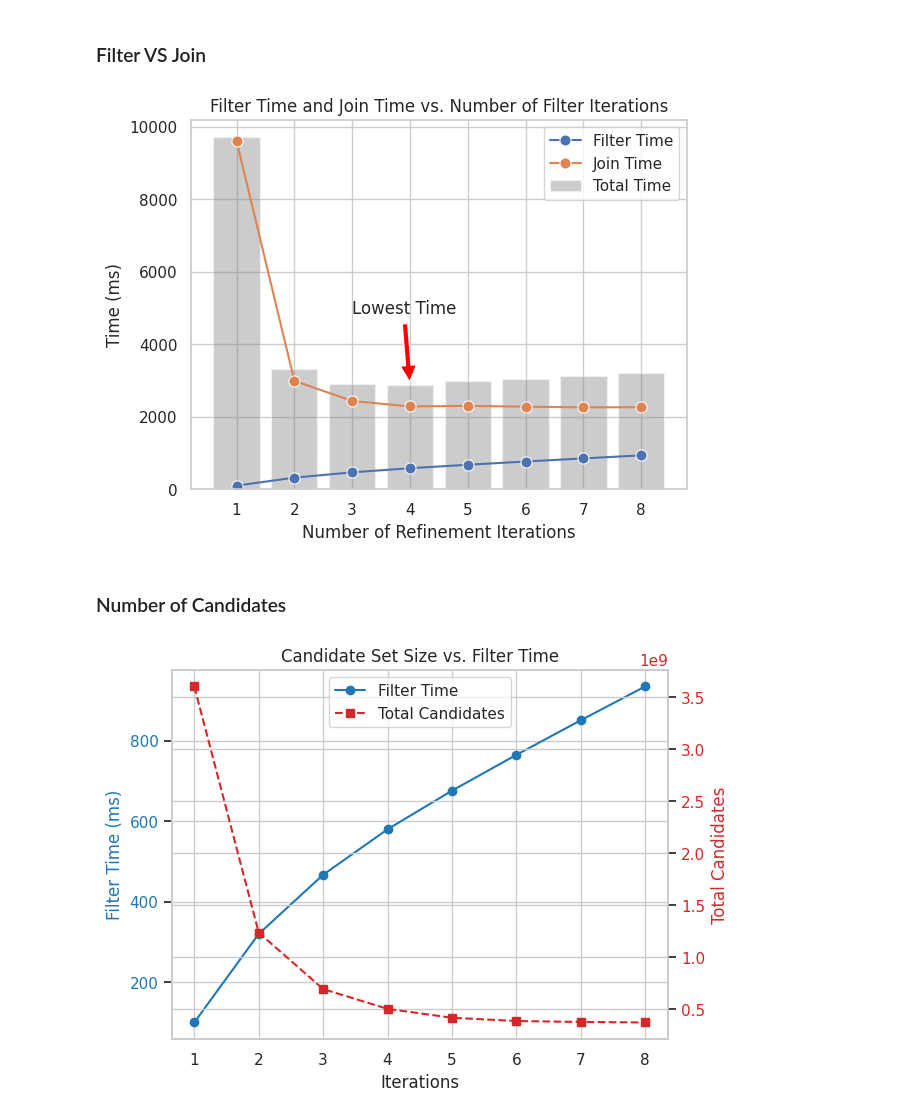
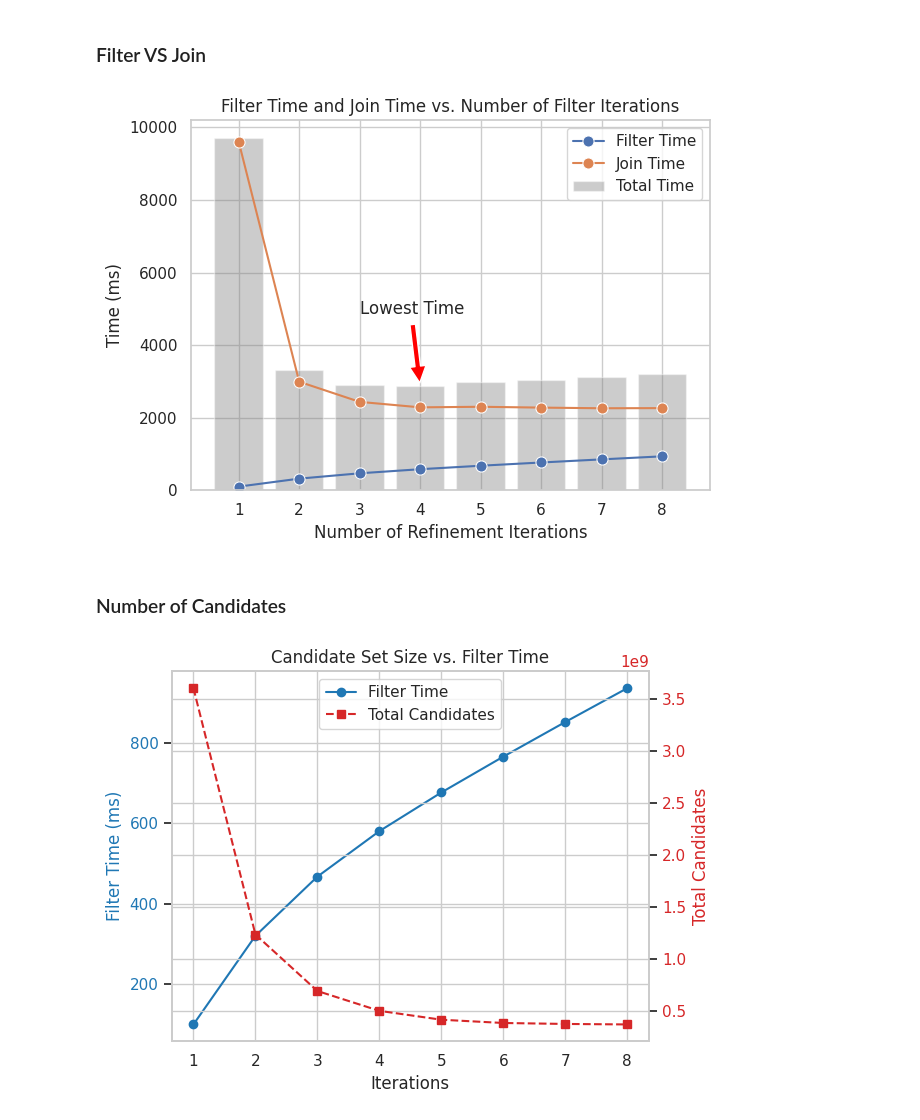
Before and after one commit to antonio-decaro/SIGMo, a Jupyter notebook: 4_produce_plot.ipynb, the cells around one changed output. Saved outputs shown, nothing was run; the diff lists cells and outputs as text; code cells hidden in the pictures.

Commit message:
Add tight_layout to print the plots

```diff
--- a/4_produce_plot.ipynb
+++ b/4_produce_plot.ipynb
@@ -201,34 +201,35 @@ data = pd.DataFrame({
 data['Total Time'] = data['Filter Time'] + data['Join Time']
 
 # Melt the DataFrame to long format
 data_melted = data.melt(id_vars='Iterations', value_vars=['Filter Time', 'Join Time'], var_name='Type', value_name='Time')
 
 # Create the line plot
 sns.lineplot(data=data_melted, x='Iterations', y='Time', hue='Type', marker='o', markersize=8)
 
 # Add the total time bars
 plt.bar(data['Iterations'], data['Total Time'], color='gray', alpha=0.4, label='Total Time')
 
 # Add labels and title
 plt.xlabel('Number of Refinement Iterations')
 plt.ylabel('Time (ms)')
 plt.title('Filter Time and Join Time vs. Number of Filter Iterations')
 
 # get the lowest bar and add a label to mark that is the lowest, add also an arrow
 lowest_bar = min(data['Total Time'])
 plt.annotate('Lowest Time', xy=(data['Iterations'][data['Total Time'].idxmin()], lowest_bar),
              xytext=(data['Iterations'][data['Total Time'].idxmin()] - 1, lowest_bar + 2000),
              arrowprops=dict(facecolor='red', shrink=0.05))
 
 
 # Add legend
 plt.legend()
 
 # Show the plot
+plt.tight_layout()
 plt.savefig('./out/plots/filter_join_time.pdf')
 plt.show()
 # %% [output]
-[figure, old version]
+[figure, new version]
 # %% [markdown]
 ### Number of Candidates
 # %%
@@ -267,7 +268,8 @@ ax2.legend(lines + lines2, labels + labels2, loc='upper center')
 plt.title('Candidate Set Size vs. Filter Time')
 
 # Show the plot
+plt.tight_layout()
 plt.savefig('./out/plots/candidates_vs_filter_time.pdf')
 plt.show()
 # %% [output]
-[figure, old version]
+[figure, new version]
```
